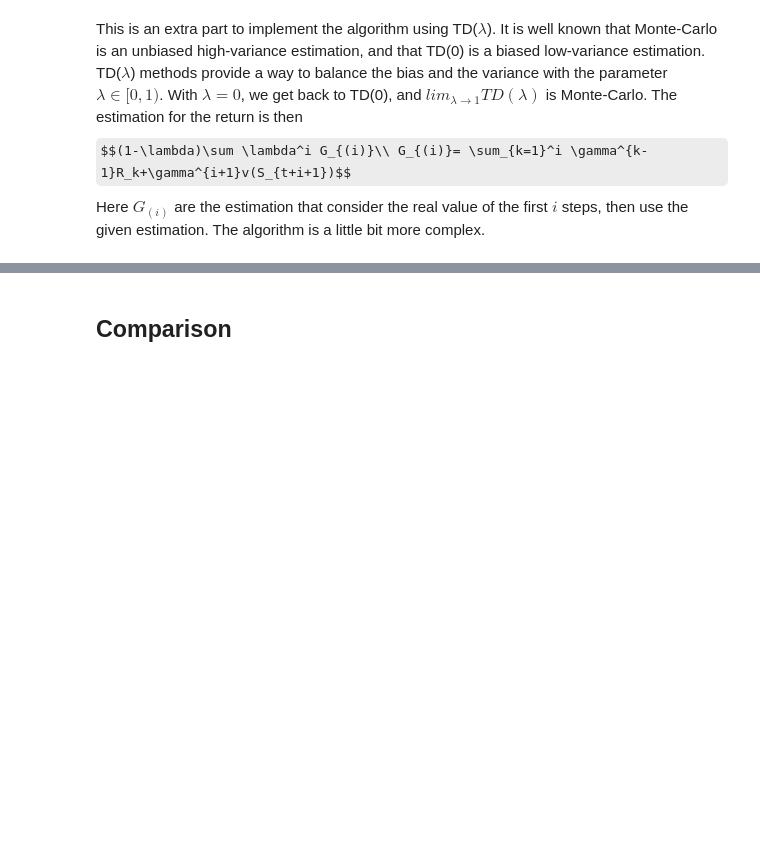
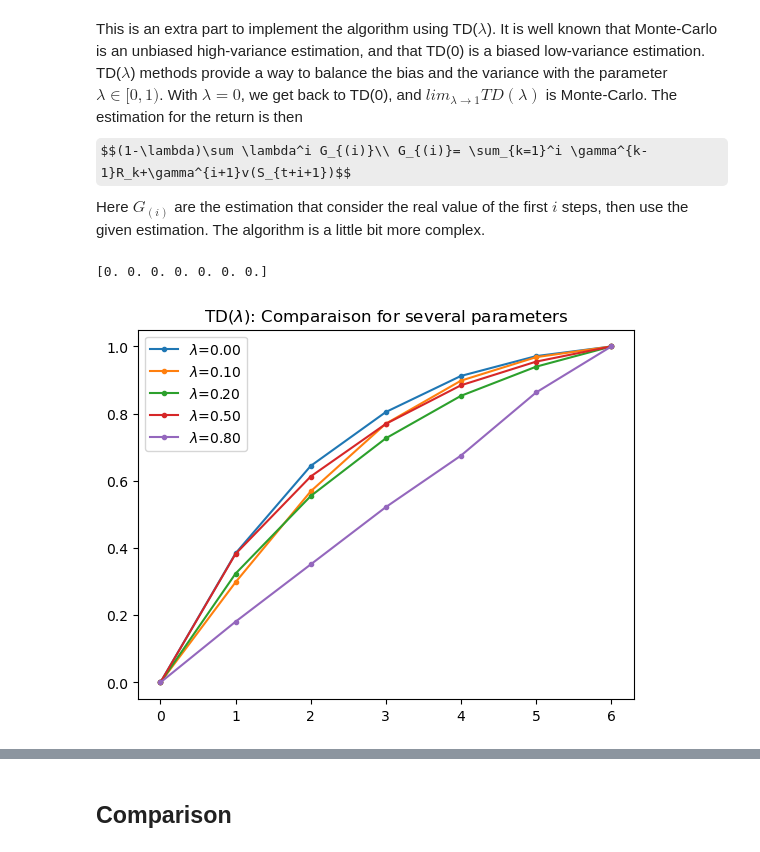
Before and after one commit to pbagnoud/ATML_2024, a Jupyter notebook: seminar04/randomWalk.ipynb, the cells around one changed output, grey strips where cells are left out. Drawn from its saved outputs; the diff is of its cells as text; code cells hidden in the pictures; some formulas as TeX source; blank space fills up the shorter version.

Commit message:
update TD(lambda)

```diff
--- a/seminar04/randomWalk.ipynb
+++ b/seminar04/randomWalk.ipynb
@@ -230,22 +232,50 @@ This is an extra part to implement the algorithm using TD($\lambda$). It is well
 Here $G_{(i)}$ are the estimation that consider the real value of the first $i$ steps, then use the given estimation.
 The algorithm is a little bit more complex.
 # %%
-def give_i_return(reward:list,path:list,index_iter:i, values:np.array,gamma:float) -> float:
+def give_i_return(reward:list,path:list,index_iter:int, values:np.array,gamma:float) -> float:
     if len(reward)==0:
         return 0
-    return reward[0]+gamma*give_return(reward[1:],gamma)
+    if index_iter == -1:
+        return values[path[0]]
+    return reward[0]+gamma*give_i_return(reward[1:],path[1:],index_iter-1, values, gamma)
 
-def give_lamdba_return(reward:list,path:list,values:np.array,lambda:float,gamma:float):
-    pass
+def give_lambda_return(reward:list,path:list,values:np.array,lamb:float,gamma:float):
+    total_return = 0
+    number_of_steps= len(path)
+    for i in range(len(path)):
+        total_return += pow(lamb,i)*give_i_return(reward,path,i,values,gamma)
+    total_return += pow(lamb,number_of_steps)/(1-lamb)*give_i_return(reward,path,number_of_steps,values,gamma)
+    return (1-lamb)*total_return
 
 
-def tdLambdaEpisode(randomWalk: RandomWalk, values, alpha, lambda:float,gamma=1):
+
+def tdLambdaEpisode(randomWalk: RandomWalk, values:np.array, alpha:float, lamb:float,gamma=1,verbose = False):
     # Generate an episode
     path, reward = generateEpisode(randomWalk)
     # Update values
     for state in range(randomWalk.length):
         if state in path:
             index = path.index(state)
-            values[state] += alpha * (give_lambda_return(reward[index:],pathreward[index:],lambda,gamma) - values[state])
-
+            values[state] += alpha * (give_lambda_return(reward[index:],path[index:],values,lamb,gamma) - values[state])
+    if verbose:
+        print(randomWalk.position)
     return values
+# %%
+print(tdLambdaEpisode(rw, np.zeros(rw.length),0.2,0,1))
+# %% [output]
+[0. 0. 0. 0. 0. 0. 0.]
+# %%
+NB_EPISODES = 1000
+for lambd in [0,0.1,0.2,0.5,0.8]:
+    values = np.ones(rw.length)
+    values[0]=0
+    values[-1]=0
+    for index in range(NB_EPISODES):
+        values = tdLambdaEpisode(rw, values,1/(index+1),lambd,1)
+    values[-1] = 1
+    plt.plot(np.arange(rw.length),values,'.-',label=f"$\lambda$={lambd:.2f}")
+plt.title("TD($\lambda$): Comparaison for several parameters")
+plt.legend()
+plt.show()
+# %% [output]
+[figure, added]
```
Also changed, not shown: parts of 5 cells of this notebook.
